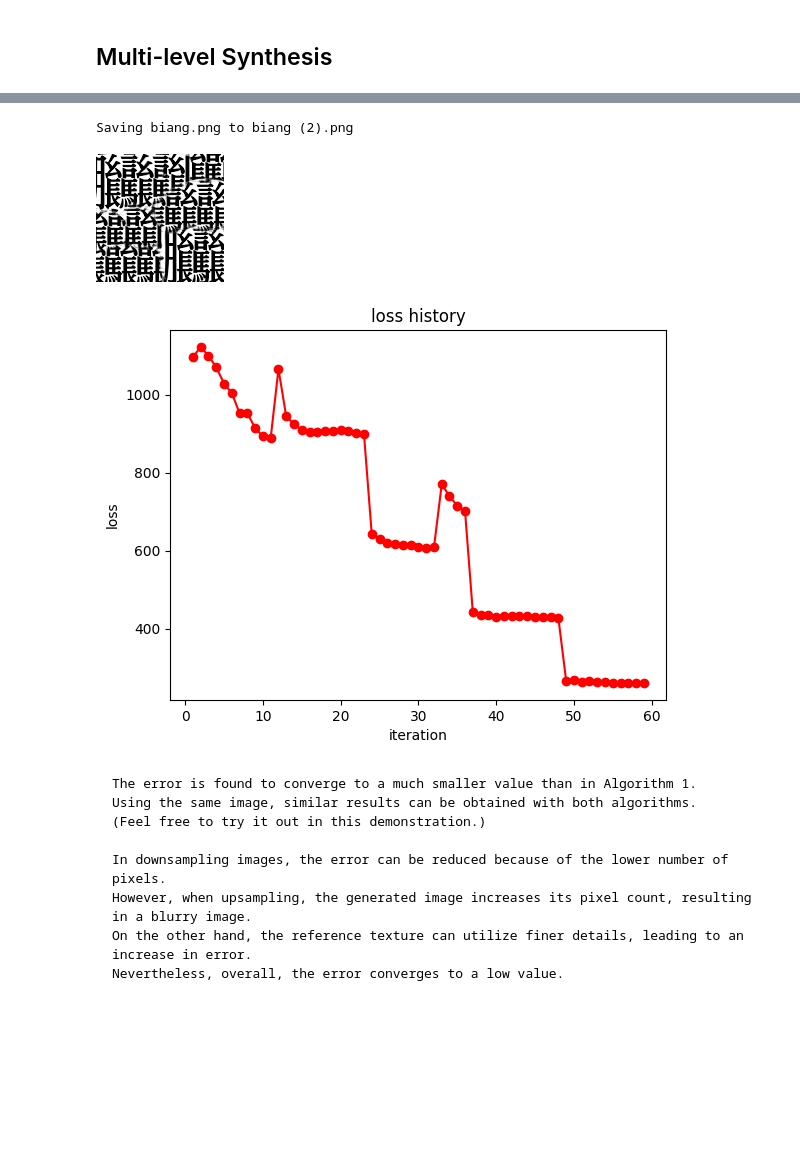
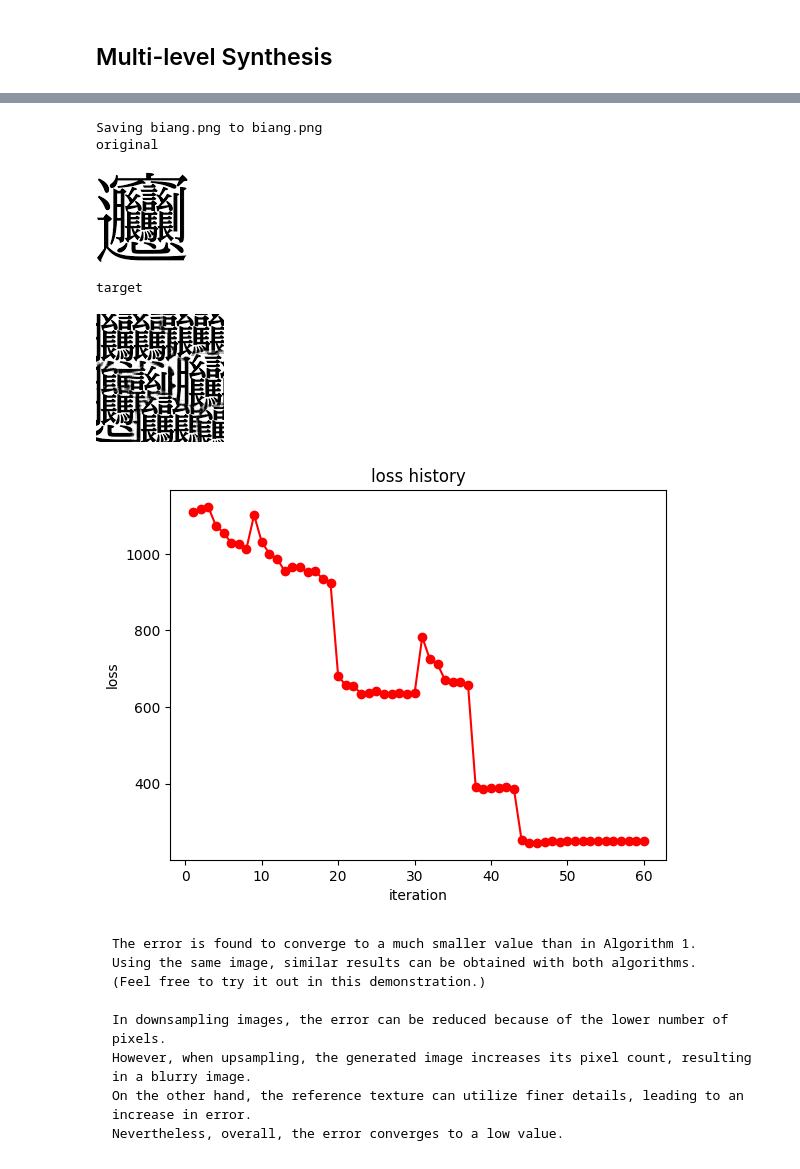
Before and after one commit to hotekagi/gc_assignment, a Jupyter notebook: I3_TextureSynthesis/I3_TextureSynthesis.ipynb, the cells around one changed output, grey strips where cells are left out. Drawn from its saved outputs; the diff is of its cells as text; code cells hidden in the pictures; blank space fills up the shorter version.

````diff
--- a/I3_TextureSynthesis/I3_TextureSynthesis.ipynb
+++ b/I3_TextureSynthesis/I3_TextureSynthesis.ipynb
@@ -137,6 +155,7 @@ Saving 161.jpg to 161 (4).jpg
 #@markdown **セルを実行して，textureの元画像をアップロードすると処理が始まる**
 #@markdown  \\
 #@markdown 処理の途中の画像の変化やプログレスバーも表示する
+#@markdown 画像は`./`配下にtimestamp付きで保存される
 #@markdown  \\
 #@markdown  デモの画像は
 #@markdown https://hotekagi.github.io/gc_assignment/I3_TextureSynthesis/sample_images/biang.png
@@ -160,6 +179,12 @@ uploaded = files.upload()
 
 ### variables
 #@markdown **パラメータを設定する**
+#@markdown
+#@markdown \\
+#@markdown
+
+random_seed = 23 #@param {type: "integer"}
+np.random.seed(random_seed)
 
 #@markdown 生成する画像の1辺のサイズ
 target_width = 128 #@param {type: "integer"}
@@ -174,6 +199,10 @@ if len(list(uploaded.keys())) == 0:
 texture = cv2.imread(list(uploaded.keys())[0])
 texture = cv2.cvtColor(texture, cv2.COLOR_BGR2RGB)
 
+print("original")
+display(Image.fromarray(texture))
+
+print("target")
 target = np.random.randint(0, 256, size=(target_width, target_width, 3), dtype=np.uint8)
 img_display = display(Image.fromarray(target), display_id=True)
 
@@ -291,37 +320,40 @@ for iter in tqdm(range(1, max_iter+1)):
     if debug:
         print(f"iter {iter}: loss:{mse}")
     loss_history.append(mse)
     img_display.update(
         Image.fromarray(current_target)
     )
 
     # update texture reference points
     texture_anchors_prev = texture_anchors.copy()
     target_anchors, texture_anchors = update_anchors(
         current_target.shape[0], neighbor_width, current_texture
     )
 
-    if np.all(texture_anchors == texture_anchors_prev) or mse in loss_history[-3:-1]:
+    if np.all(texture_anchors == texture_anchors_prev):
         level += 1
         is_transiting = True
         if debug:
             print(f"transiting!!! level {level}")
 
 
 plt.plot(range(1, len(loss_history) + 1), loss_history, "ro-")
 plt.xlabel("iteration")
 plt.ylabel("loss")
 plt.title("loss history")
 plt.show()
 
 now = datetime.now()
 now = now.strftime("%Y%m%d%H%M%S")
 Image.fromarray(current_target).save(f"synthesized_mul_texture_{now}.png")
 # %% [output]
 [interactive output not drawn]
-Saving biang.png to biang (2).png
+Saving biang.png to biang.png
+original
-[figure, old version]
+[figure, new version]
+target
-[figure, old version]
+[figure, new version]
+[figure, added]
 # %% [markdown]
 ```
 The error is found to converge to a much smaller value than in Algorithm 1.
````
Also changed, not shown: parts of 2 cells of this notebook.
